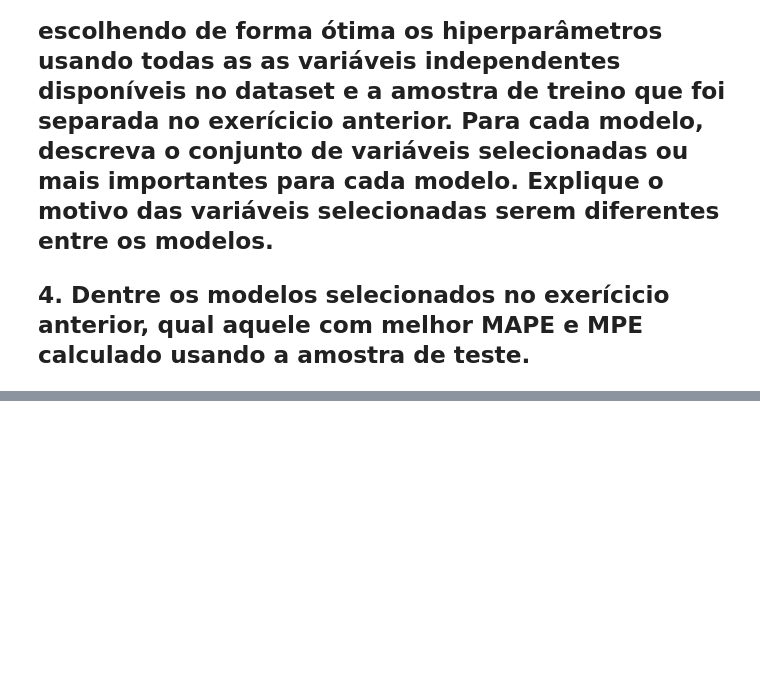
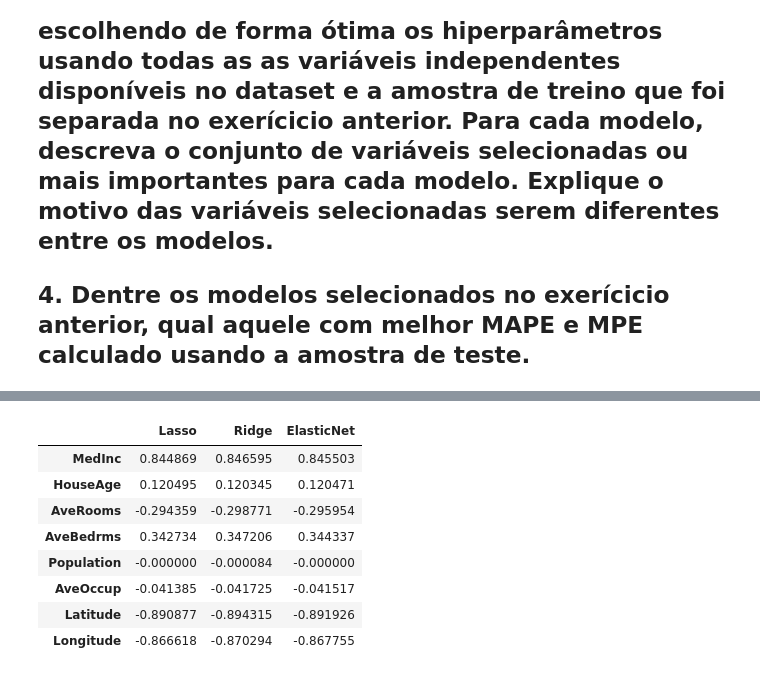
Before and after one commit to ronan-cunha/machine-learning-course, a Jupyter notebook: Notebooks/Problem_set_1.ipynb, the cells around one changed output, grey strips where cells are left out. Cells and saved outputs as stored; diff of their text form; code cells hidden in the pictures; blank space fills up the shorter version.

```diff
--- a/Notebooks/Problem_set_1.ipynb
+++ b/Notebooks/Problem_set_1.ipynb
@@ -20,0 +50,2 @@ df_real['MEDV'] = housing.target
+# %%
+X_train, X_test, y_train, y_test = train_test_split(X, y, test_size=0.33, random_state=42)
@@ -20,0 +131,5 @@ df_real['MEDV'] = housing.target
+# %%
+feature_names = X_train.columns
+lasso_model = best_models[1]['Model'].best_estimator_.named_steps['model']
+coefs_lasso = pd.Series(lasso_model.coef_, index=feature_names)
+coefs_lasso
@@ -20,0 +147,5 @@ df_real['MEDV'] = housing.target
+# %%
+feature_names = X_train.columns
+ridge_model = best_models[0]['Model'].best_estimator_.named_steps['model']
+coefs_ridge = pd.Series(ridge_model.coef_, index=feature_names)
+coefs_ridge
@@ -20,0 +163,5 @@ df_real['MEDV'] = housing.target
+# %%
+feature_names = X_train.columns
+elasticnet_model = best_models[2]['Model'].best_estimator_.named_steps['model']
+coefs_elasticnet = pd.Series(elasticnet_model.coef_, index=feature_names)
+coefs_elasticnet
@@ -20,0 +179,17 @@ df_real['MEDV'] = housing.target
+# %%
+coef_df = pd.DataFrame({
+    'Lasso': coefs_lasso,
+    'Ridge': coefs_ridge,
+    'ElasticNet': coefs_elasticnet
+})
+coef_df
+# %% [output]
+|  | Lasso | Ridge | ElasticNet |
+| MedInc | 0.844869 | 0.846595 | 0.845503 |
+| HouseAge | 0.120495 | 0.120345 | 0.120471 |
+| AveRooms | -0.294359 | -0.298771 | -0.295954 |
+| AveBedrms | 0.342734 | 0.347206 | 0.344337 |
+| Population | -0.000000 | -0.000084 | -0.000000 |
+| AveOccup | -0.041385 | -0.041725 | -0.041517 |
+| Latitude | -0.890877 | -0.894315 | -0.891926 |
+| Longitude | -0.866618 | -0.870294 | -0.867755 |
```
Also changed, not shown: parts of 11 cells of this notebook.
